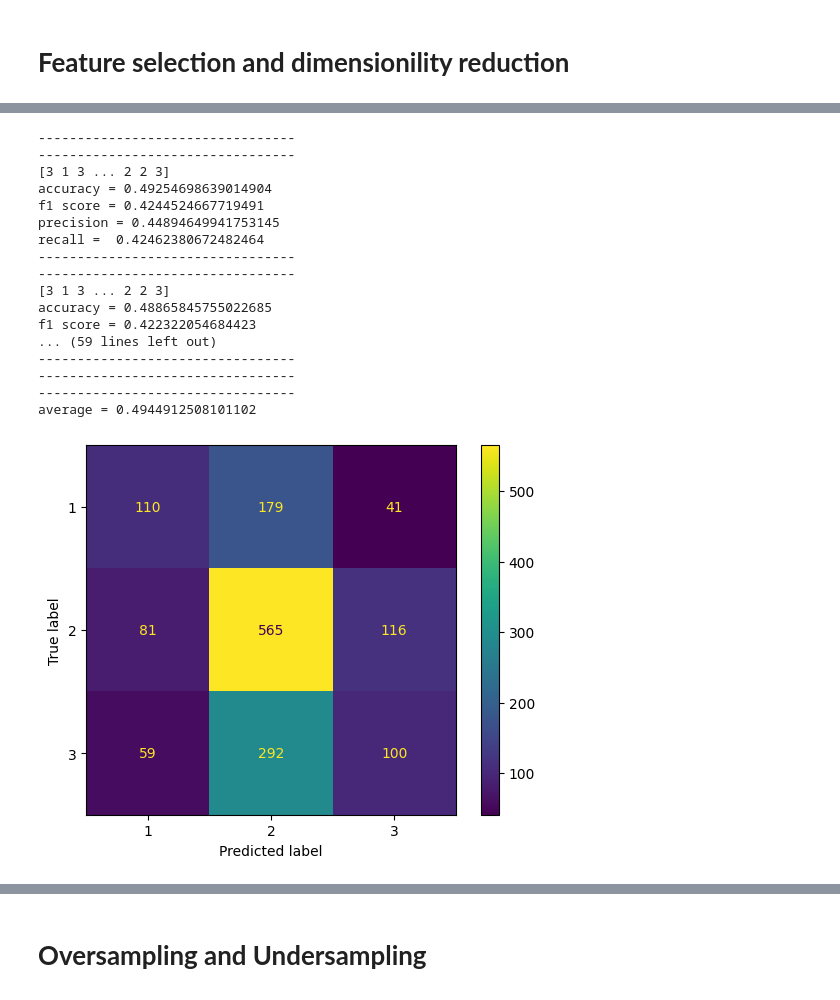
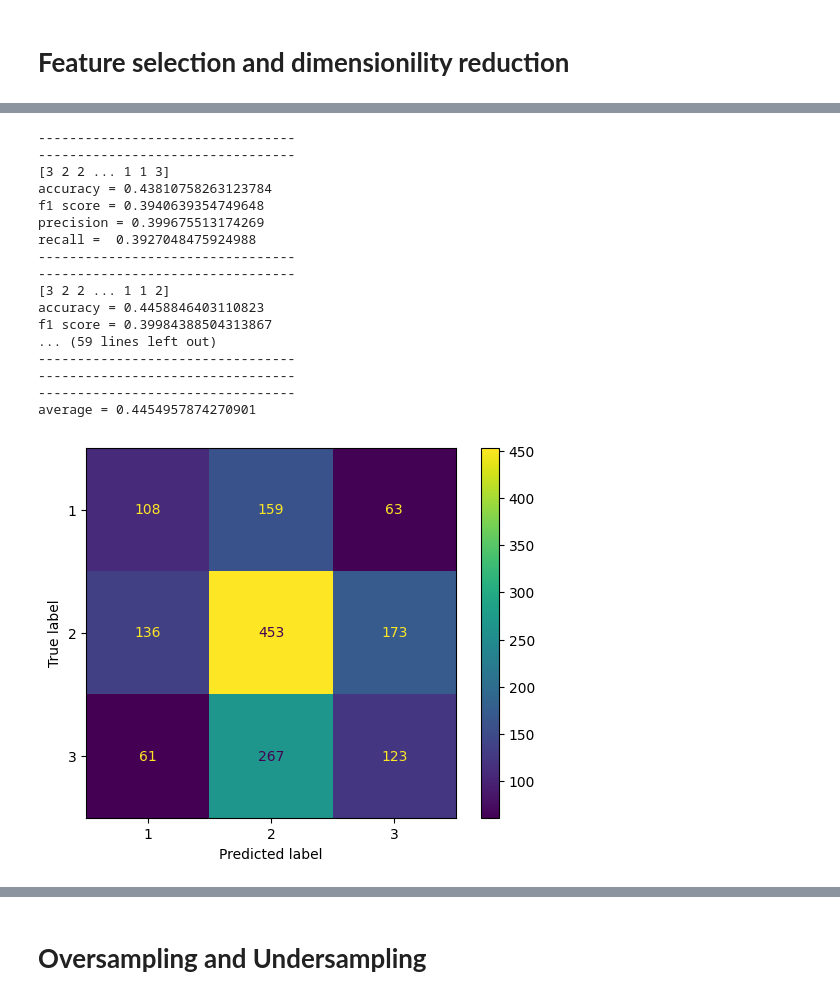
Before and after one commit to Pavel418/life-insurance-hackathon, a Jupyter notebook: training/model.ipynb, the cells around one changed output, grey strips where cells are left out. Saved outputs shown, nothing was run; the diff lists cells and outputs as text; code cells hidden in the pictures.

```diff
--- a/training/model.ipynb
+++ b/training/model.ipynb
@@ -364,5 +317,5 @@ Lighting condition         0
 dtype: int64
 # %%
-data3['perciption type'] = pd.factorize(data3['perciption type'])[0]
-data3['perciption intensity'] = pd.factorize(data3['perciption intensity'])[0]
+data3['precipitation type'] = pd.factorize(data3['precipitation type'])[0]
 data3['Lighting condition'] = pd.factorize(data3['Lighting condition'])[0]
+data3['precipitation intensity'] = pd.factorize(data3['precipitation intensity'])[0]
@@ -386,7 +348,7 @@ Data columns (total 9 columns):
 dtypes: float64(4), int64(3), object(2)
 memory usage: 11.2+ MB
 # %%
-data3_gropued = data3.groupby('ID')[['Air temprture','perciption type','perciption intensity','relatve humadity','wind direction','wind speed','Lighting condition']].mean()
+data3_gropued = data3.groupby('ID')[['Air temperature','precipitation type','precipitation intensity','relative humidity','wind direction','wind speed','Lighting condition']].mean()
 # %%
 data2_gropued.head()
 # %% [output]
@@ -477,6 +434,6 @@ Lighting condition              0
 dtype: int64
 # %%
-merged_data2 = merged_data2.dropna(subset=['relatve humadity'])
+merged_data2 = merged_data2.dropna(subset=['relative humidity'])
 merged_data2 = merged_data2.drop('ID',axis = 1)
 # %%
 merged_data2.isnull().sum()
@@ -611,5 +579,5 @@ print(importances[sorted_indices])
 # %%
-X = merged_data2.drop(['DrivingStyle','perciption type','perciption intensity','Lane of the road'] , axis = 1)
+X = merged_data2.drop(['DrivingStyle','precipitation type','precipitation intensity'] , axis = 1)
 y = merged_data2['DrivingStyle']
 x_train,x_test,y_train,y_test=train_test_split(X,y,test_size=0.12,random_state=123)
 avgList = []
@@ -1007,8 +978,7 @@ Index(['axles number', 'perceding veincle time-gap', 'Lane of the road',
 SequentialFeatureSelector(estimator=KNeighborsClassifier(n_neighbors=3),
                           n_features_to_select=7)
 # %%
-X = merged_data2[['axles number', 'perceding veincle time-gap', 'Lane of the road',
-       'perceding veincle length', 'perciption type', 'wind direction',
+X = merged_data2[['axles number', 'precipitation type', 'wind direction',
        'wind speed']]
 y = merged_data2['DrivingStyle']
 x_train,x_test,y_train,y_test=train_test_split(X,y,test_size=0.12,random_state=123)
@@ -1016,43 +986,43 @@ avgList = []
 for x in range(10):
   clf2=RandomForestClassifier(n_estimators=150,max_depth=100,min_samples_split=3)
   clf2.fit(x_train,y_train)
   y_pred = clf2.predict(x_test)
   print("---------------------------------")
   print("---------------------------------")
   print(y_pred)
   print("accuracy =" ,met.accuracy_score(y_test,y_pred))
   print("f1 score =" ,met.f1_score(y_test,y_pred,average='macro'))
   print("precision =",met.precision_score(y_test,y_pred,average='macro'))
   print("recall = ",met.recall_score(y_test,y_pred,average='macro'))
   avgList.append(met.accuracy_score(y_test,y_pred))
 print("---------------------------------")
 print("---------------------------------")
 print("---------------------------------")
 print("---------------------------------")
 print("average =" ,sum(avgList)/len(avgList))
 from sklearn.metrics import ConfusionMatrixDisplay
 import matplotlib.pyplot as plt
 ConfusionMatrixDisplay.from_predictions(y_test, y_pred)
 plt.show()
 # %% [output]
 ---------------------------------
 ---------------------------------
-[3 1 3 ... 2 2 3]
-accuracy = 0.49254698639014904
-f1 score = 0.4244524667719491
-precision = 0.44894649941753145
-recall =  0.42462380672482464
+[3 2 2 ... 1 1 3]
+accuracy = 0.43810758263123784
+f1 score = 0.3940639354749648
+precision = 0.399675513174269
+recall =  0.3927048475924988
 ---------------------------------
 ---------------------------------
-[3 1 3 ... 2 2 3]
-accuracy = 0.48865845755022685
-f1 score = 0.422322054684423
+[3 2 2 ... 1 1 2]
+accuracy = 0.4458846403110823
+f1 score = 0.39984388504313867
 ... (59 lines left out)
 ---------------------------------
 ---------------------------------
 ---------------------------------
-average = 0.4944912508101102
+average = 0.4454957874270901
-[figure, old version]
+[figure, new version]
 # %%
 X = merged_data2.drop('DrivingStyle' , axis = 1)
 scaler = StandardScaler()
```
Also changed, not shown: parts of 58 cells of this notebook, 4 other files.
